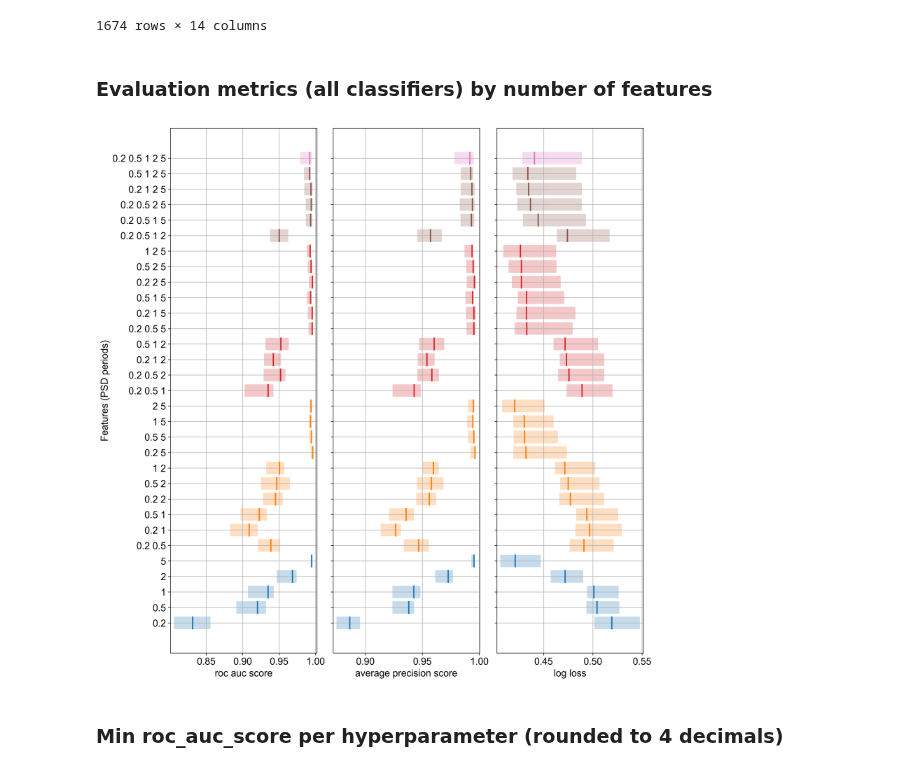
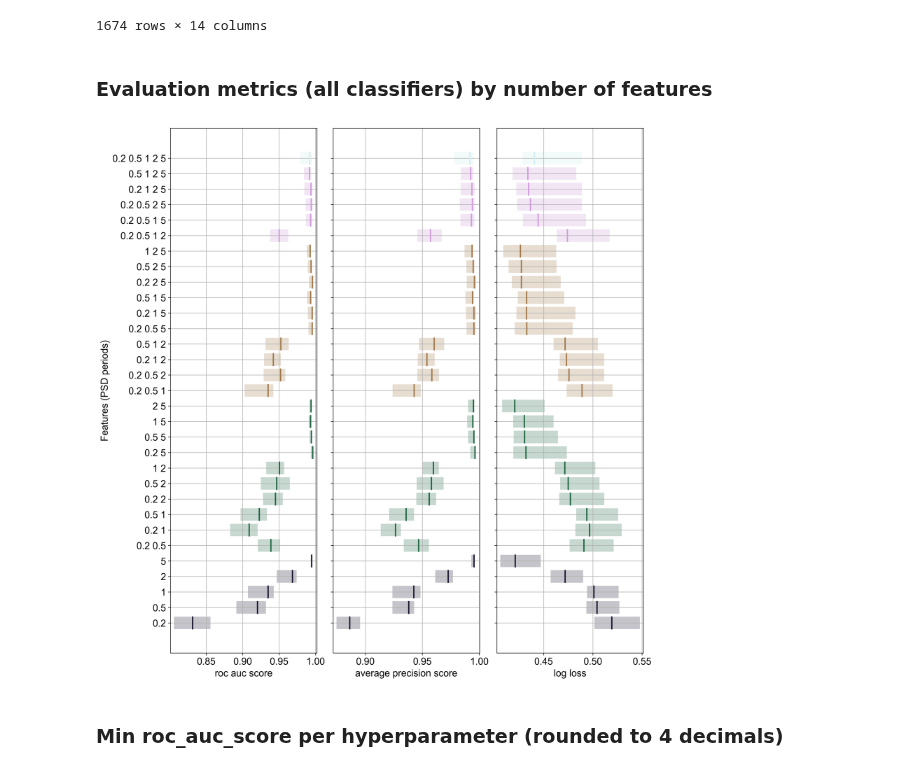
Before and after one commit to rizac/sod, a Jupyter notebook: sod/jupyter/Evaluation_1.ipynb, the cells around one changed output. Saved outputs shown, nothing was run; the diff lists cells and outputs as text; code cells hidden in the pictures.

```diff
--- a/sod/jupyter/Evaluation_1.ipynb
+++ b/sod/jupyter/Evaluation_1.ipynb
@@ -41,8 +41,10 @@ plt.rcParams['font.family'] = 'helvetica,arial'
 # pandas settings. Some are set in `share`, display max_rows is explicitly set here
 pd.set_option('display.max_rows', 20)
 # %%
+testsetname = 'allset_test.hdf'
+
 sem_df = read_summary_eval_df()  # "sem_df" stands for "summary evaluation metrics" (dataframe)
-sem_df = sem_df[sem_df.file_relative_path.str.endswith('allset_test.hdf')]
+sem_df = sem_df[sem_df.relative_filepath.str.endswith(os.sep + testsetname)]
 display(sem_df)
 # %% [output]
 |  | clf | feats | n_estimators | max_samples | random_state | roc_auc_score | average_precision_score | ... |
@@ -65,11 +67,10 @@ display(sem_df)
 1674 rows × 14 columns
 # %%
 printhtml('<h3>Evaluation metrics (all classifiers) by number of features</h3>')
-with use_tmp_colormap('tab10'):
-    plot_feats_vs_evalmetrics(sem_df)
+plot_feats_vs_evalmetrics(sem_df)
 # %% [output]
 Evaluation metrics (all classifiers) by number of features
-[figure, old version]
+[figure, new version]
 # %%
 SCORE = 'roc_auc_score'
 dfmin, dfmedian, dfmax = \
```
Also changed, not shown: parts of 2 cells of this notebook, 3 other files.
